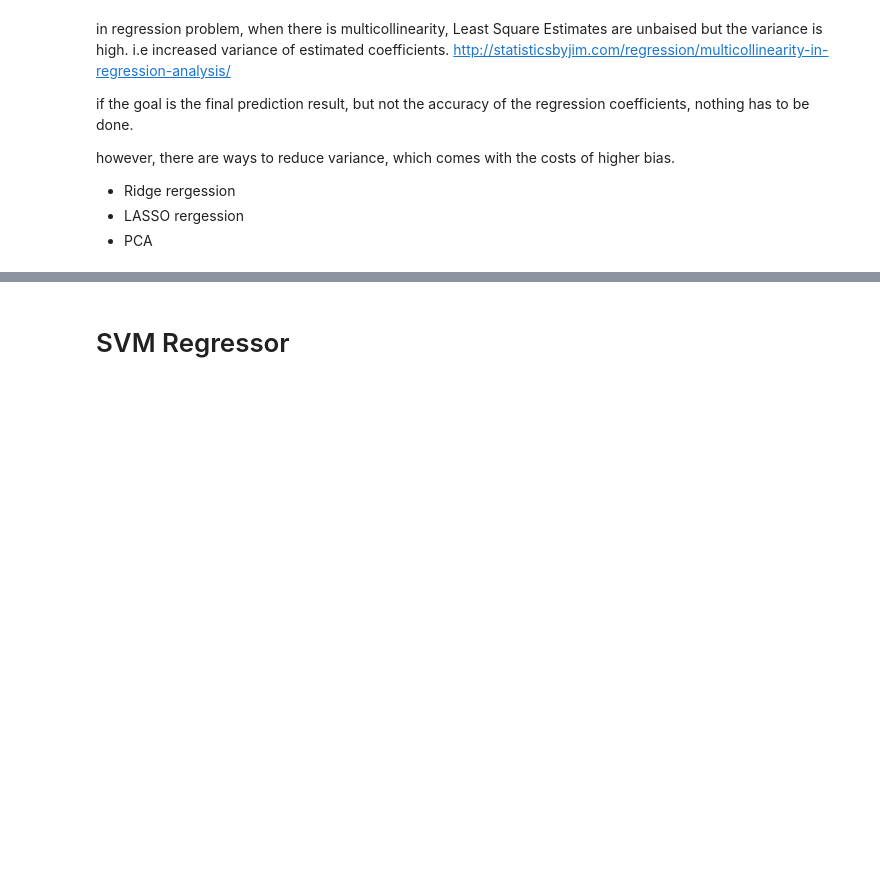
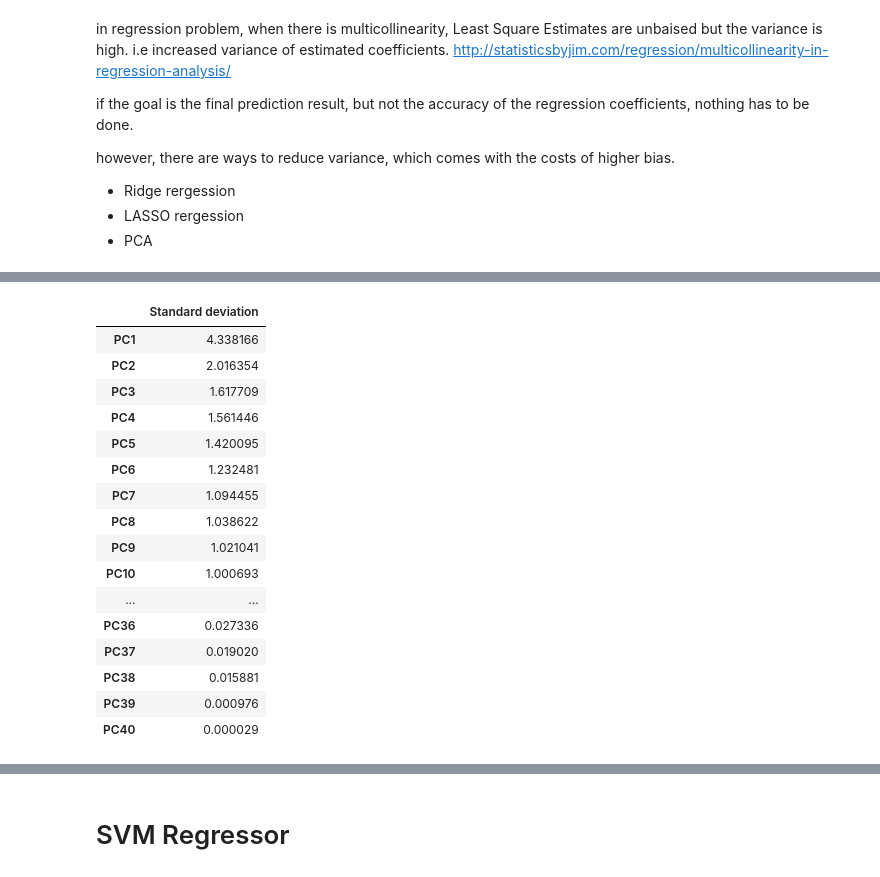
Before and after one commit to yueying-teng/RF, a Jupyter notebook: LN_Data.ipynb, the cells around one changed output, grey strips where cells are left out. Saved outputs shown, nothing was run; the diff lists cells and outputs as text; code cells hidden in the pictures; blank space fills up the shorter version.

```diff
--- a/LN_Data.ipynb
+++ b/LN_Data.ipynb
@@ -280,0 +350,17 @@ however, there are ways to reduce variance, which comes with the costs of higher
+# %%
+# PCA summary function - where the input variable pca is a PCA object
+
+def pca_summary(pca, standardised_data, out = True):
+    names = ["PC" + str(i) for i in range(1, len(pca.explained_variance_ratio_) +  1)]
+    a = list(np.std(pca.transform(standardised_data), axis = 0))
+    b = list(pca.explained_variance_ratio_)
+    c = [np.sum(pca.explained_variance_ratio_[:i]) for i in range(1, len(pca.explained_variance_ratio_) + 1)]
+    columns = pd.MultiIndex.from_tuples([("sdev", "Standard deviation"), ("varprop", "Proportion of Variance"), ("cumprop", "Cumulative Proportion")])
+    summary = pd.DataFrame(list(zip(a, b, c)), index = names, columns = columns)
+    if out:
+        print("Importance of components:")
+#         display(summary)
+        print (summary)
+    return summary
+# %%
+summary = pca_summary(pca, stdx)
@@ -280,0 +385,22 @@ however, there are ways to reduce variance, which comes with the costs of higher
+# %%
+
+# The standard deviation of the components is stored in a named row called sdev of the output variable made by the pca_summary function
+summary.sdev
+# %% [output]
+|  | Standard deviation |
+| PC1 | 4.338166 |
+| PC2 | 2.016354 |
+| PC3 | 1.617709 |
+| PC4 | 1.561446 |
+| PC5 | 1.420095 |
+| PC6 | 1.232481 |
+| PC7 | 1.094455 |
+| PC8 | 1.038622 |
+| PC9 | 1.021041 |
+| PC10 | 1.000693 |
+| ... | ... |
+| PC36 | 0.027336 |
+| PC37 | 0.019020 |
+| PC38 | 0.015881 |
+| PC39 | 0.000976 |
+| PC40 | 0.000029 |
```
Also changed, not shown: parts of 16 cells of this notebook.
